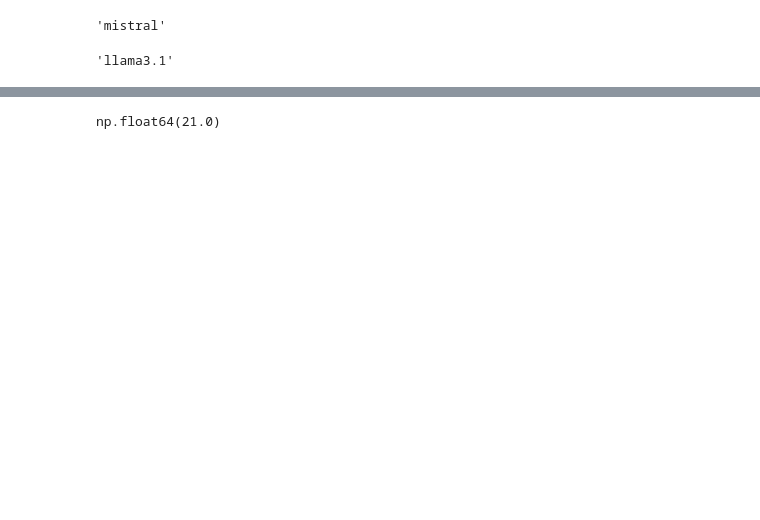
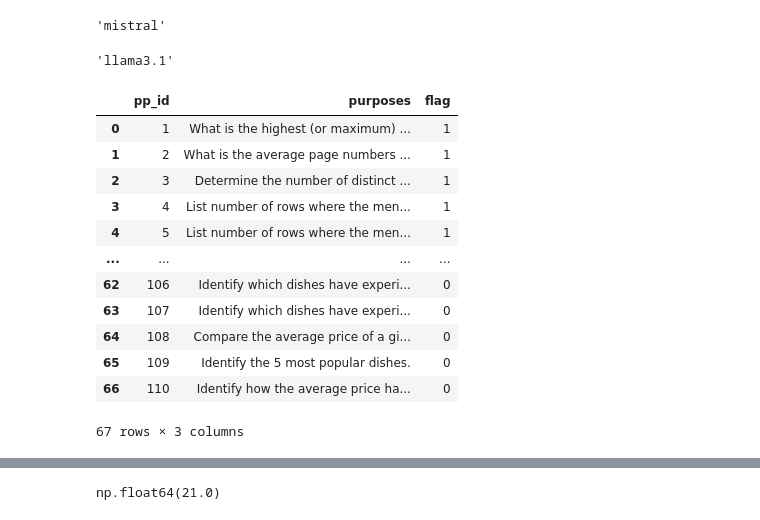
Before and after one commit to LanLi2017/LLM4DC, a Jupyter notebook: test.ipynb, the cells around one changed output, grey strips where cells are left out. Drawn from its saved outputs; the diff is of its cells as text; code cells hidden in the pictures; blank space fills up the shorter version.

```diff
--- a/test.ipynb
+++ b/test.ipynb
@@ -686,0 +698,16 @@ eval_answer_results = pd.read_csv(f'/projects/bces/lanl2/LLM4DC/evaluation/{mode
+# %%
+numeric_pp_tag
+# %% [output]
+|  | pp_id | purposes | flag |
+| 0 | 1 | What is the highest (or maximum) ... | 1 |
+| 1 | 2 | What is the average page numbers ... | 1 |
+| 2 | 3 | Determine the number of distinct ... | 1 |
+| 3 | 4 | List number of rows where the men... | 1 |
+| 4 | 5 | List number of rows where the men... | 1 |
+| ... | ... | ... | ... |
+| 62 | 106 | Identify which dishes have experi... | 0 |
+| 63 | 107 | Identify which dishes have experi... | 0 |
+| 64 | 108 | Compare the average price of a gi... | 0 |
+| 65 | 109 | Identify the 5 most popular dishes. | 0 |
+| 66 | 110 | Identify how the average price ha... | 0 |
+67 rows × 3 columns
```
Also changed, not shown: parts of 17 cells of this notebook, 8 other files.
